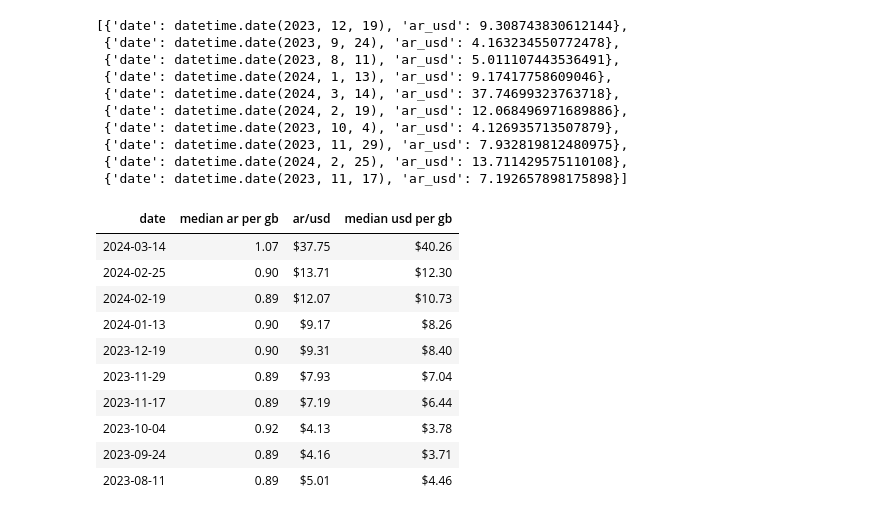
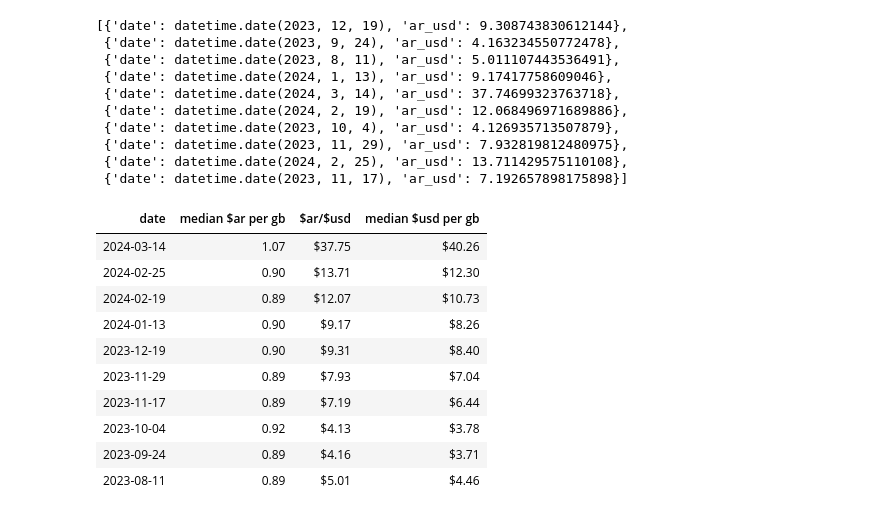
Before and after one commit to treboryatska/arweave-costs, a Jupyter notebook: arweave_txs_analysis.ipynb, the cells around one changed output. Saved outputs shown, nothing was run; the diff lists cells and outputs as text; code cells hidden in the pictures.

```diff
--- a/arweave_txs_analysis.ipynb
+++ b/arweave_txs_analysis.ipynb
@@ -323,23 +323,23 @@ Index: 9, Value: 2023-11-17
 # %%
 # convert list into df
 df_ar_usd = pd.DataFrame(ar_usd_values)
 
 # merge with ar per gb df
 df_ar_usd_result = df_median_cost_top_ten.merge(df_ar_usd)
 
 # get gb storage cost in usd for the sample dates
 df_ar_usd_result['usd_per_gb'] = df_ar_usd_result['ar_per_gb'] * df_ar_usd_result['ar_usd']
 
 # apply some basic styling
-df_ar_usd_result['median ar per gb'] = df_ar_usd_result['ar_per_gb']
-df_ar_usd_result['median usd per gb'] = df_ar_usd_result['usd_per_gb']
-df_ar_usd_result['ar/usd'] = df_ar_usd_result['ar_usd']
+df_ar_usd_result['median $ar per gb'] = df_ar_usd_result['ar_per_gb']
+df_ar_usd_result['median $usd per gb'] = df_ar_usd_result['usd_per_gb']
+df_ar_usd_result['$ar/$usd'] = df_ar_usd_result['ar_usd']
 df_ar_usd_result.drop(columns=['ar_per_gb','usd_per_gb','ar_usd'], inplace=True)
-df_ar_usd_result = df_ar_usd_result[['date', 'median ar per gb', 'ar/usd', 'median usd per gb']]
-format_dict = {'median ar per gb':'{0:,.2f}', 'ar/usd': '${0:,.2f}', 'median usd per gb': '${0:,.2f}'}
+df_ar_usd_result = df_ar_usd_result[['date', 'median $ar per gb', '$ar/$usd', 'median $usd per gb']]
+format_dict = {'median $ar per gb':'{0:,.2f}', '$ar/$usd': '${0:,.2f}', 'median $usd per gb': '${0:,.2f}'}
 df_ar_usd_result.style.format(format_dict).hide_index()
 # %% [output]
-| date | median ar per gb | ar/usd | median usd per gb |
+| date | median $ar per gb | $ar/$usd | median $usd per gb |
 | 2024-03-14 | 1.07 | $37.75 | $40.26 |
 | 2024-02-25 | 0.90 | $13.71 | $12.30 |
 | 2024-02-19 | 0.89 | $12.07 | $10.73 |
```
Also changed, not shown: parts of 1 cell of this notebook.
